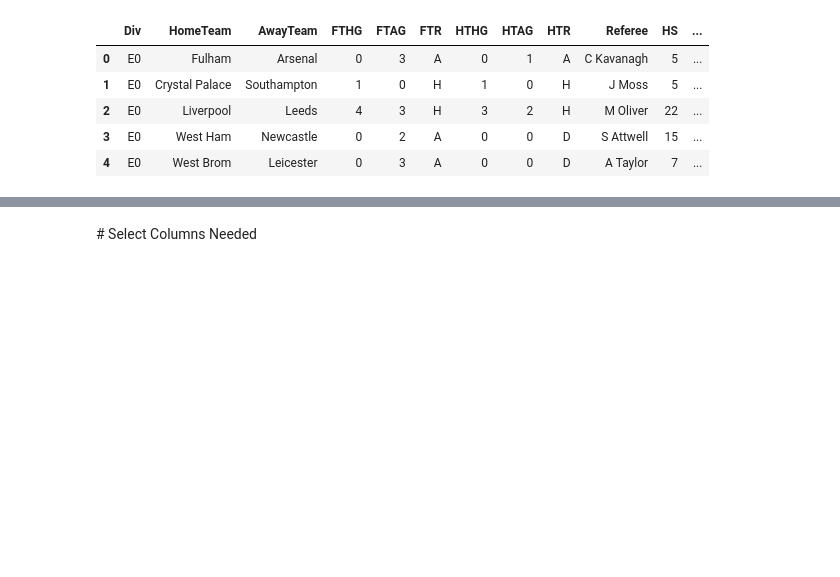
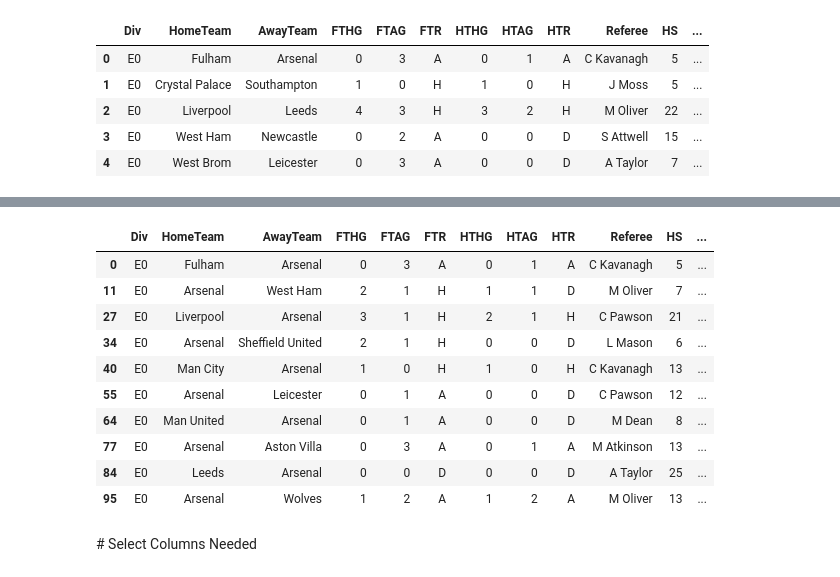
Before and after one commit to venti-sei/Bet26, a Jupyter notebook: random_forest_classification_2.ipynb, the cells around one changed output, grey strips where cells are left out. Saved outputs shown, nothing was run; the diff lists cells and outputs as text; code cells hidden in the pictures; blank space fills up the shorter version.

```diff
--- a/random_forest_classification_2.ipynb
+++ b/random_forest_classification_2.ipynb
@@ -52,0 +145,26 @@ display(df.head())
+# %%
+import pandas as pd
+
+# Assuming your match history DataFrame is named 'rf_df'
+team_name = 'Arsenal'
+filtered_df_name = 'arsenal_matches_df'
+
+# --- 1. Filter the DataFrame ---
+# We use a boolean mask: a row is kept if the team name is in EITHER the HomeTeam OR the AwayTeam column.
+try:
+    arsenal_matches_df = df[
+        (df['HomeTeam'] == team_name) | (df['AwayTeam'] == team_name)
+    ].copy() # .copy() ensures you are working with a new, independent DataFrame
+
+    # --- 2. Verification ---
+    print(f"✅ Successfully filtered matches for {team_name}!")
+    print(f"Total number of Arsenal matches found: {len(arsenal_matches_df)}")
+
+    print("\nFirst 5 Arsenal matches:")
+    # Display the Date, Teams, and FTR to confirm the filter worked
+    print(arsenal_matches_df[['HomeTeam', 'AwayTeam', 'FTR']].head())
+
+except KeyError:
+    print("⚠️ Error: The DataFrame 'df' must contain 'HomeTeam', 'AwayTeam', and 'FTR' columns.")
+except NameError:
+    print("⚠️ Error: The DataFrame 'df' is not defined.")
@@ -53,3 +182,17 @@ display(df.head())
+# %%
+arsenal_matches_df.head(10)
+# %% [output]
+|  | Div | HomeTeam | AwayTeam | FTHG | FTAG | FTR | HTHG | HTAG | HTR | Referee | HS | ... |
+| 0 | E0 | Fulham | Arsenal | 0 | 3 | A | 0 | 1 | A | C Kavanagh | 5 | ... |
+| 11 | E0 | Arsenal | West Ham | 2 | 1 | H | 1 | 1 | D | M Oliver | 7 | ... |
+| 27 | E0 | Liverpool | Arsenal | 3 | 1 | H | 2 | 1 | H | C Pawson | 21 | ... |
+| 34 | E0 | Arsenal | Sheffield United | 2 | 1 | H | 0 | 0 | D | L Mason | 6 | ... |
+| 40 | E0 | Man City | Arsenal | 1 | 0 | H | 1 | 0 | H | C Kavanagh | 13 | ... |
+| 55 | E0 | Arsenal | Leicester | 0 | 1 | A | 0 | 0 | D | C Pawson | 12 | ... |
+| 64 | E0 | Man United | Arsenal | 0 | 1 | A | 0 | 0 | D | M Dean | 8 | ... |
+| 77 | E0 | Arsenal | Aston Villa | 0 | 3 | A | 0 | 1 | A | M Atkinson | 13 | ... |
+| 84 | E0 | Leeds | Arsenal | 0 | 0 | D | 0 | 0 | D | A Taylor | 25 | ... |
+| 95 | E0 | Arsenal | Wolves | 1 | 2 | A | 1 | 2 | A | M Oliver | 13 | ... |
 # %% [markdown]
 # Select Columns Needed
 # %%
```
Also changed, not shown: parts of 8 cells of this notebook.
